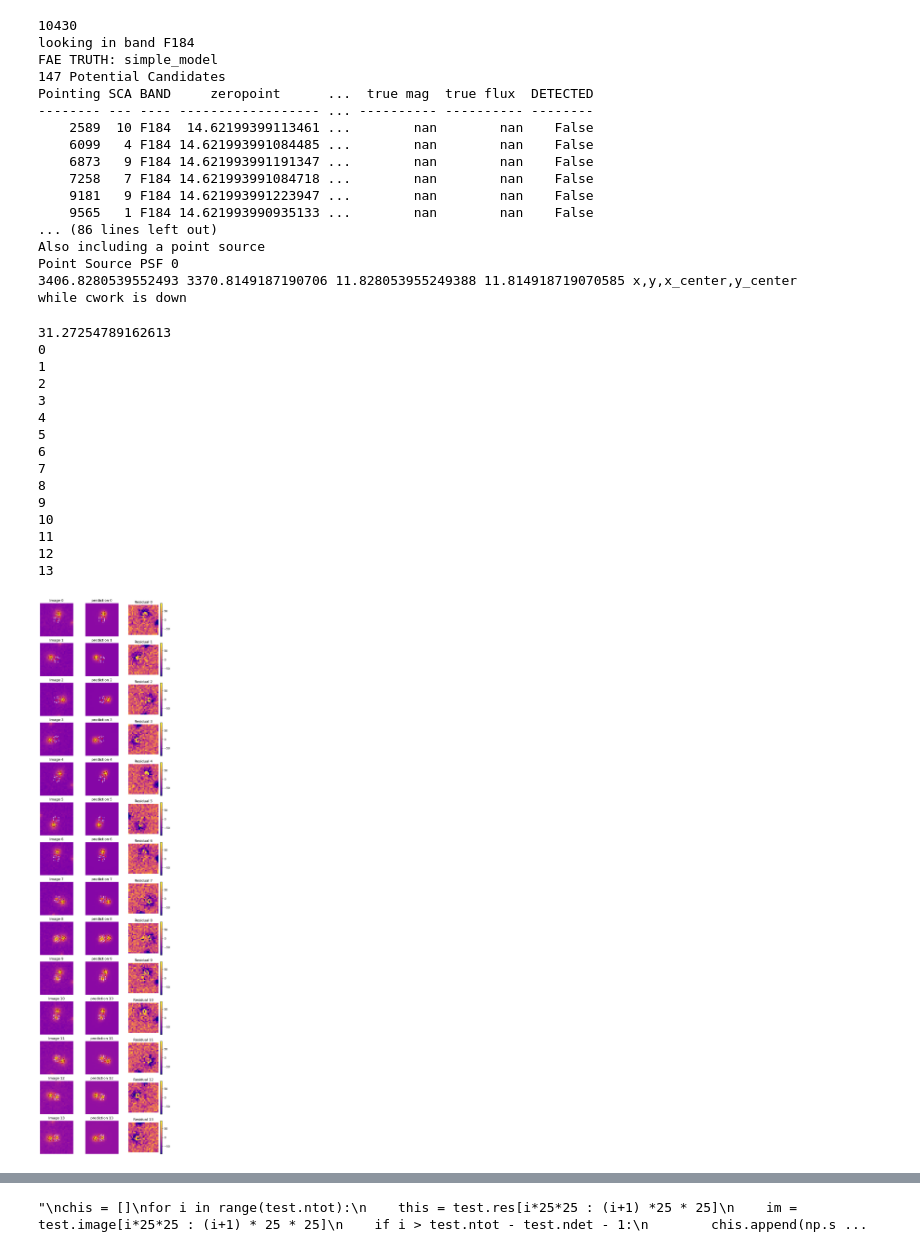
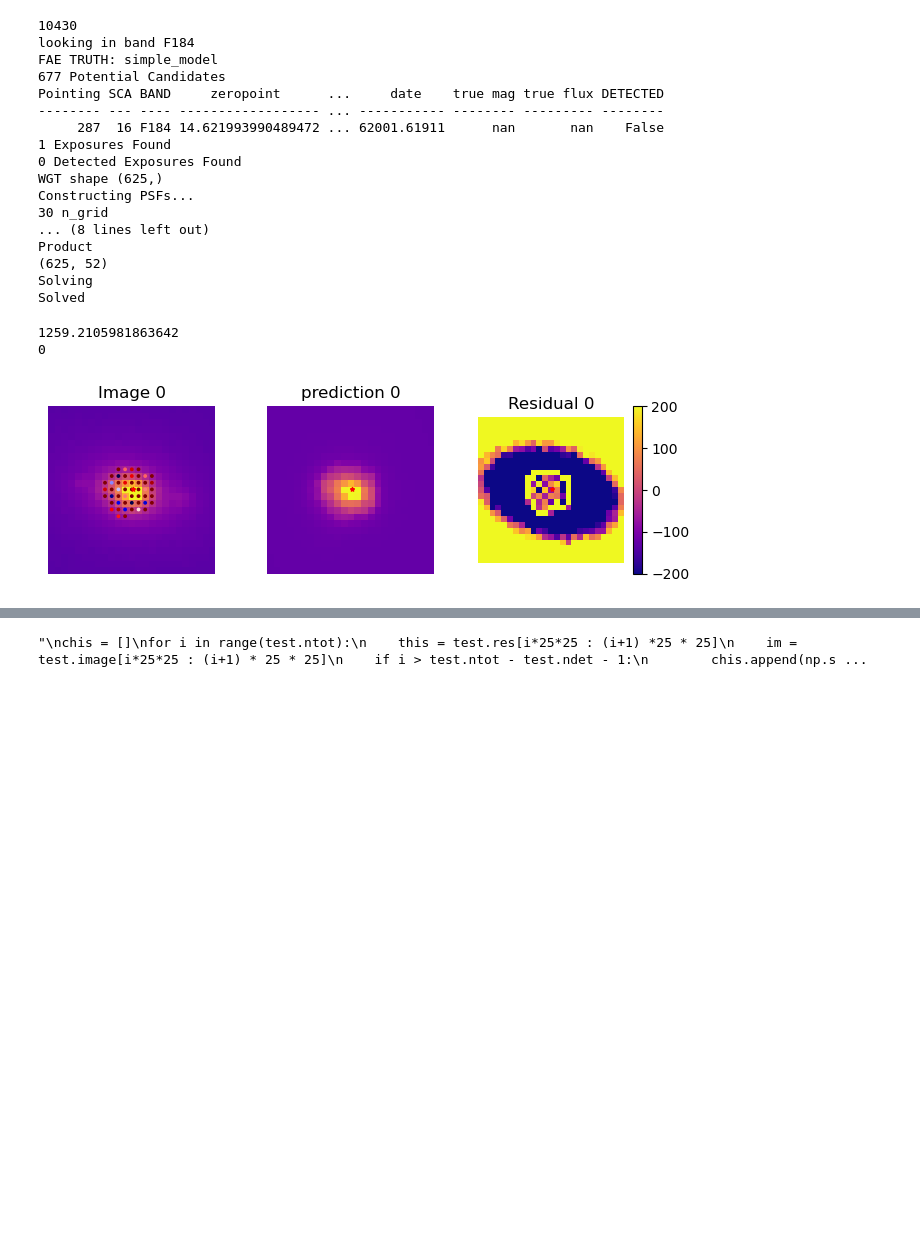
Before and after one commit to Roman-Supernova-PIT/campari, a Jupyter notebook: multismp.ipynb, the cells around one changed output, grey strips where cells are left out. Cells and saved outputs as stored; diff of their text form; code cells hidden in the pictures; blank space fills up the shorter version.

Commit message:
bare_bones is now a code option

```diff
--- a/multismp.ipynb
+++ b/multismp.ipynb
@@ -758,38 +746,40 @@ plt.imshow(cutout.data, origin = 'lower', extent = [0, 25, 0 ,25], aspect = 'equ
 #ID = 20073665
 
 #ID = 50129236
-#ID = 20055347
+ID = 20055347
 
-ID = 30597443  #This is the SN with infs in it
+#ID = 30597443
+
+#ID = 20170506
 snpath = '/global/cfs/cdirs/lsst/www/DESC_TD_PUBLIC/Roman+DESC/PQ+HDF5_ROMAN+LSST_LARGE'
 roman_path = '/global/cfs/cdirs/lsst/shared/external/roman-desc-sims/Roman_data'
 pqfile = find_parq(ID, snpath)
 print(pqfile)
 band = 'F184'
 ra, dec, p, s, start, end, peak = SNID_to_loc(ID, pqfile, date = True, band = band, snpath = snpath, roman_path = roman_path)
-#zpt, mag = calibration(p, s, band, snid = ID, return_mag = True)
-#print(ra, dec)
 test = MultiDetection(ra, dec, p, s, band, start, end, peak, snid = ID)
 nbg = 30
-test.runPhotometry(background = False, err = False, n_grid = nbg, maxbg = 6, maxdet = 6, roman_path = roman_path)
+
+test.runPhotometry(background = False, err = False, n_grid = nbg, maxbg = 0, maxdet = -1, roman_path = roman_path, \
+                  pointing_list = None, SCA_list = None, bare_bones = True)
 # %% [output]
 10430
 looking in band F184
 FAE TRUTH: simple_model
-147 Potential Candidates
-Pointing SCA BAND     zeropoint      ...  true mag  true flux  DETECTED
--------- --- ---- ------------------ ... ---------- ---------- --------
-    2589  10 F184  14.62199399113461 ...        nan        nan    False
-    6099   4 F184 14.621993991084485 ...        nan        nan    False
-    6873   9 F184 14.621993991191347 ...        nan        nan    False
-    7258   7 F184 14.621993991084718 ...        nan        nan    False
-    9181   9 F184 14.621993991223947 ...        nan        nan    False
-    9565   1 F184 14.621993990935133 ...        nan        nan    False
-... (86 lines left out)
-Also including a point source
-Point Source PSF 0
-3406.8280539552493 3370.8149187190706 11.828053955249388 11.814918719070585 x,y,x_center,y_center
-while cwork is down
+677 Potential Candidates
+Pointing SCA BAND     zeropoint      ...     date    true mag true flux DETECTED
+-------- --- ---- ------------------ ... ----------- -------- --------- --------
+     287  16 F184 14.621993990489472 ... 62001.61911      nan       nan    False
+1 Exposures Found
+0 Detected Exposures Found
+WGT shape (625,)
+Constructing PSFs...
+30 n_grid
+... (8 lines left out)
+Product
+(625, 52)
+Solving
+Solved
 # %%
 
 from image_tools import clippedMean
@@ -800,11 +790,11 @@ xplots = test.ntot//2 + 1
 
 
 
-bgtol = 1000
+bgtol = 10000
 im = test.image[0*25*25 : (0+1) * 25 * 25]
 sig = np.sqrt(clippedMean(im, 4)[1])
 print(sig)
-#sig = 100
+
 
 
 for i in range(test.ntot):
@@ -818,59 +808,49 @@ for i in range(test.ntot):
     yy += 0.5
     snx += 0.5
     sny += 0.5
-    plt.scatter(xx,yy, c = test.X[:np.size(test.ra_grid)], s = 3, cmap = 'seismic', vmin = -bgtol, vmax = bgtol)
+    #plt.scatter(xx,yy, c = test.X[:np.size(test.ra_grid)], s = 3, cmap = 'seismic', vmin = -bgtol, vmax = bgtol)
     plt.scatter(snx, sny, c = 'r', s = 8, marker = '*')
 
     this = test.pred[i*25*25 : (i+1) *25 * 25]
     im = test.image[i*25*25 : (i+1) * 25 * 25]
 
-    plt.imshow(this.reshape((25,25)), cmap='plasma', vmin = -3*sig, vmax = 50*sig, origin = 'lower',\
+    plt.imshow(this.reshape((25,25)), cmap='plasma', vmin = -3*sig, vmax = 20*sig, origin = 'lower',\
         extent = [0, 25, 0 ,25], aspect = 'equal')
     plt.axis('off')
     plt.title(f'prediction {i}')
+
 
     ############################
 
     plt.subplot(4*test.ntot, 3, 3*i+1,projection=test.wcs_list[i])
     #plt.subplot(4*test.ntot, 3, 3*i+2)
     this2 = test.image[i*25*25 : (i+1) *25 * 25]
     plt.scatter(xx,yy, c = test.X[:np.size(test.ra_grid)], s = 3, cmap = 'seismic', vmax = bgtol, vmin = -bgtol)
     plt.scatter(snx, sny, c = 'r', s = 8, marker = '*')
-    plt.imshow(this2.reshape((25,25)), cmap='plasma',vmin = -3*sig, vmax = 50*sig, origin = 'lower',\
+    plt.imshow(this2.reshape((25,25)), cmap='plasma',vmin = -3*sig, vmax = 20*sig, origin = 'lower',\
         extent = [0, 25, 0 ,25], aspect = 'equal')
+
     plt.axis('off')
     plt.title(f'Image {i}')
 
     ############################
 
     plt.subplot(4*test.ntot, 3, 3*i+3,projection=test.wcs_list[i])
     #plt.subplot(4*test.ntot, 3, 3*i+3)
     this = test.res[i*25*25 : (i+1) *25 * 25]
     im = test.image[i*25*25 : (i+1) * 25 * 25]
-    plt.imshow(this.reshape(25,25),cmap='plasma', vmin = -3*sig, vmax = 3*sig, origin = 'lower',\
+    plt.imshow(this.reshape(25,25),cmap='plasma', vmin = -200, vmax = 200, origin = 'lower',\
         extent = [0, 25, 0 ,25], aspect = 'equal')
     plt.colorbar()
+
     plt.scatter(snx, sny, c = 'r', s = 8, marker = '*')
     plt.axis('off')
     plt.title(f'Residual {i}')
 
 
 plt.show()
 # %% [output]
-31.27254789162613
+1259.2105981863642
 0
-1
-2
-3
-4
-5
-6
-7
-8
-9
-10
-11
-12
-13
-[figure, old version]
+[figure, new version]
 # %%
```
Also changed, not shown: parts of 19 cells of this notebook, 7 other files.
